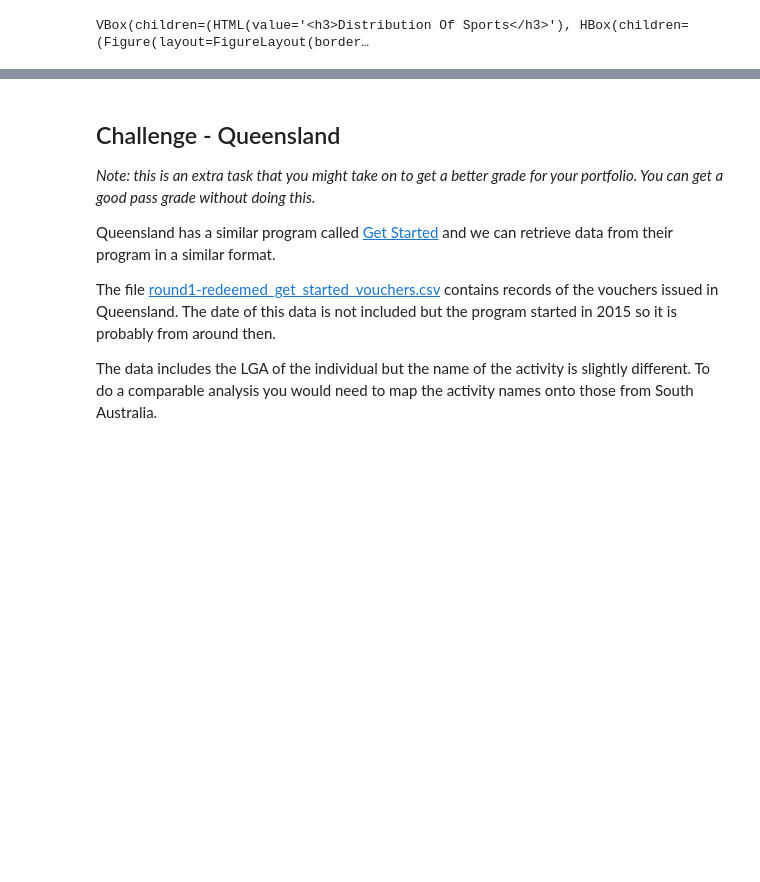
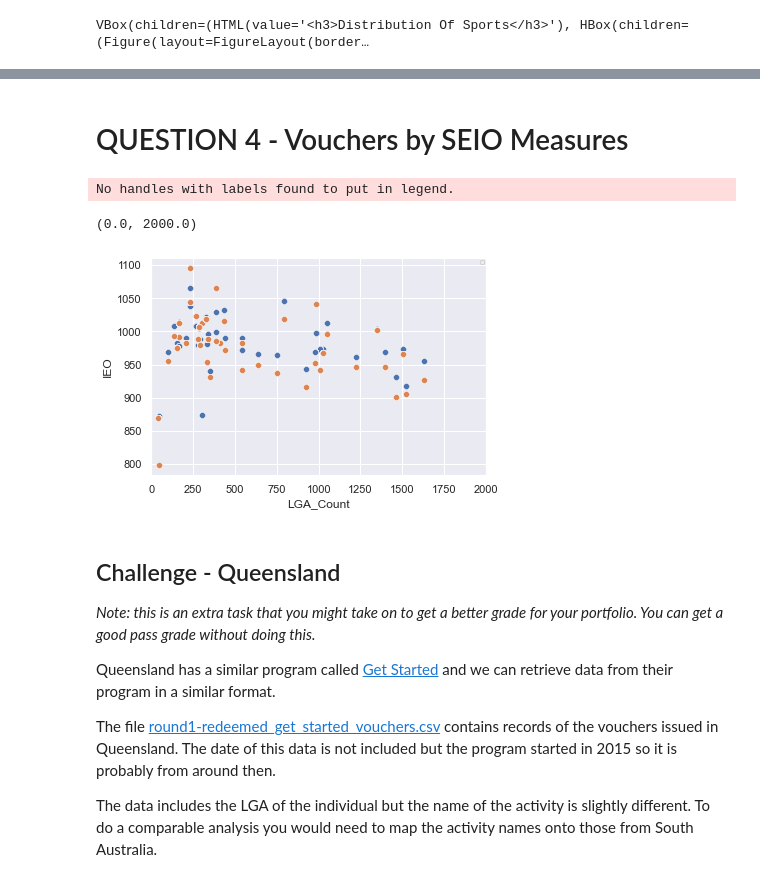
Before and after one commit to liamflannery/data-science-portfolio-liamflannery, a Jupyter notebook: Portfolio 2.ipynb, the cells around one changed output, grey strips where cells are left out. Drawn from its saved outputs; the diff is of its cells as text; code cells hidden in the pictures; blank space fills up the shorter version.

Commit message:
Added markdown + finished questions 1-3

```diff
--- a/Portfolio 2.ipynb
+++ b/Portfolio 2.ipynb
@@ -432,3 +442,15 @@ sa_vouchers_scores.groupby(["Participant_LGA"])["Voucher_Sport"]
+# %% [markdown]
+# QUESTION 4 - Vouchers by SEIO Measures
+# %%
+sns.scatterplot(data=sa_vouchers_scores, x = "LGA_Count", y = "IEO" ).legend(fontsize = 5)
+sns.scatterplot(data=sa_vouchers_scores, x = "LGA_Count", y = "IRSD" )
+
+
+plt.xlim(0, 2000)
+# %% [output]
+No handles with labels found to put in legend.
+(0.0, 2000.0)
+[figure, added]
 # %% [markdown]
 ## Challenge - Queensland
 
```
Also changed, not shown: parts of 38 cells of this notebook.
